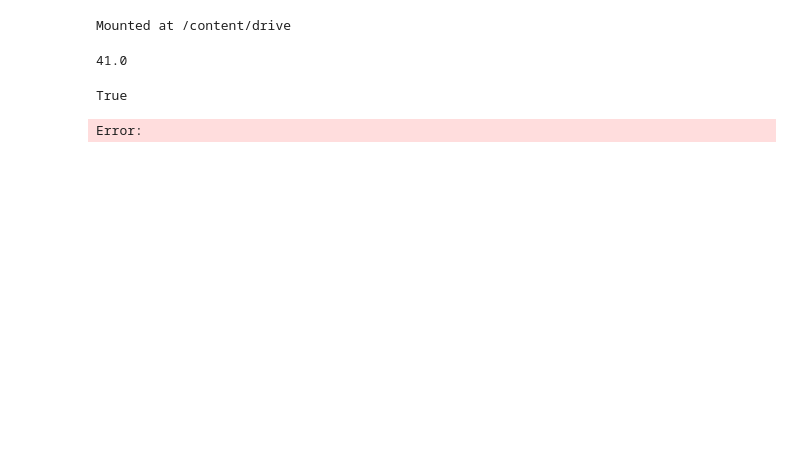
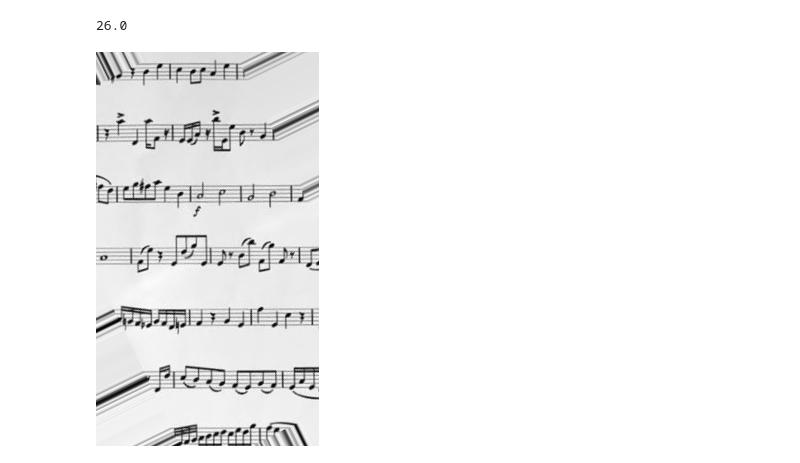
Before and after one commit to ra230537/Introducao-Processamento-imagem-digital, a Jupyter notebook: Trabalho03/src/projecao_horizontal.ipynb, the cells around one changed output. Cells and saved outputs as stored; diff of their text form; code cells hidden in the pictures; blank space fills up the shorter version.

```diff
--- a/Trabalho03/src/projecao_horizontal.ipynb
+++ b/Trabalho03/src/projecao_horizontal.ipynb
@@ -4,10 +6,5 @@ import numpy as np
-# %%
-from google.colab import drive
-drive.mount('/content/drive')
-# %% [output]
-Mounted at /content/drive
 # %%
-img = cv2.imread('../input/pos_41.png', cv2.IMREAD_GRAYSCALE)
+img = cv2.imread('partitura.png', cv2.IMREAD_GRAYSCALE)
 img = img.astype(float)
 # %%
 
@@ -31,12 +28,11 @@ for theta in np.arange(theta_1, theta_2, 1):
         melhor_theta = theta
 print(melhor_theta)
 # %% [output]
-41.0
+26.0
 # %%
 
 matriz = cv2.getRotationMatrix2D(center, melhor_theta, 1)
 rotate_img = cv2.warpAffine(img, matriz, (w, h), borderMode=cv2.BORDER_REPLICATE)
-cv2.imwrite('teste.png', rotate_img)
+cv2_imshow(rotate_img)
 # %% [output]
-True
-Error:
+[figure, added]
```
Also changed, not shown: parts of 8 cells of this notebook.
